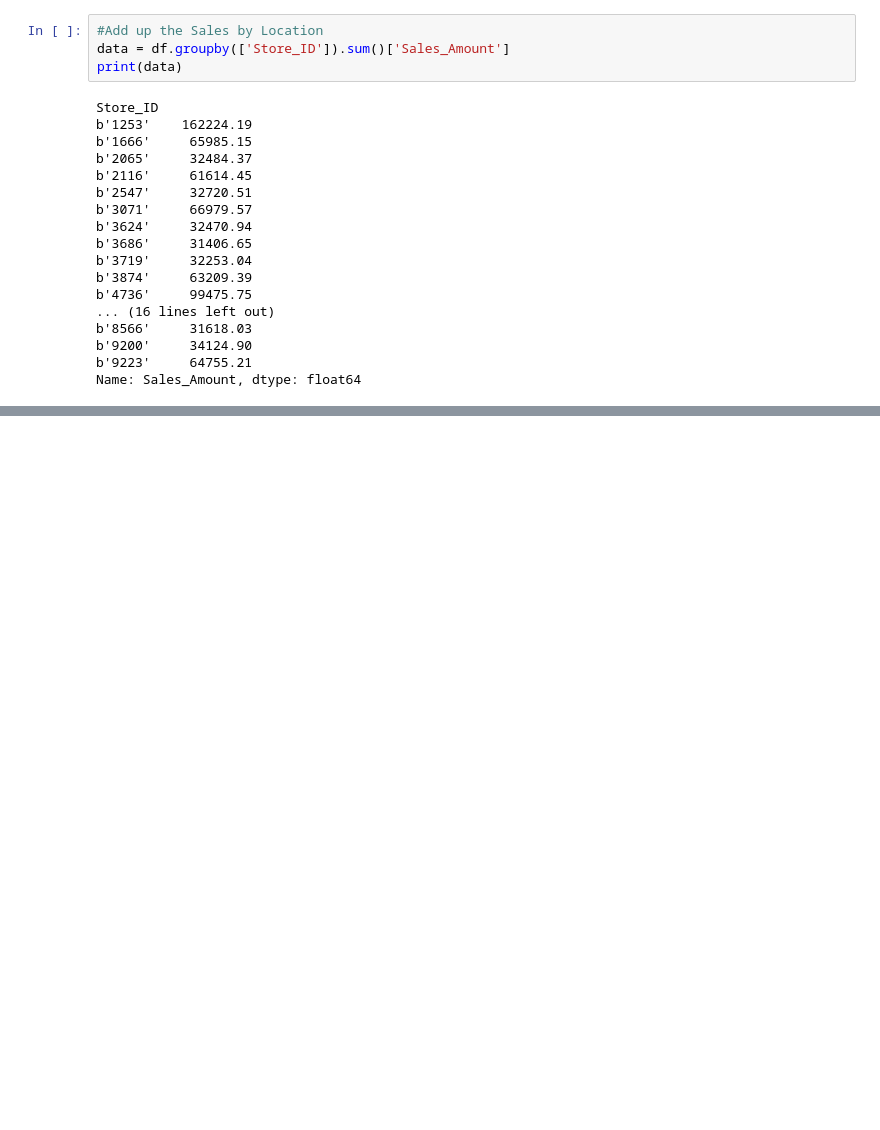
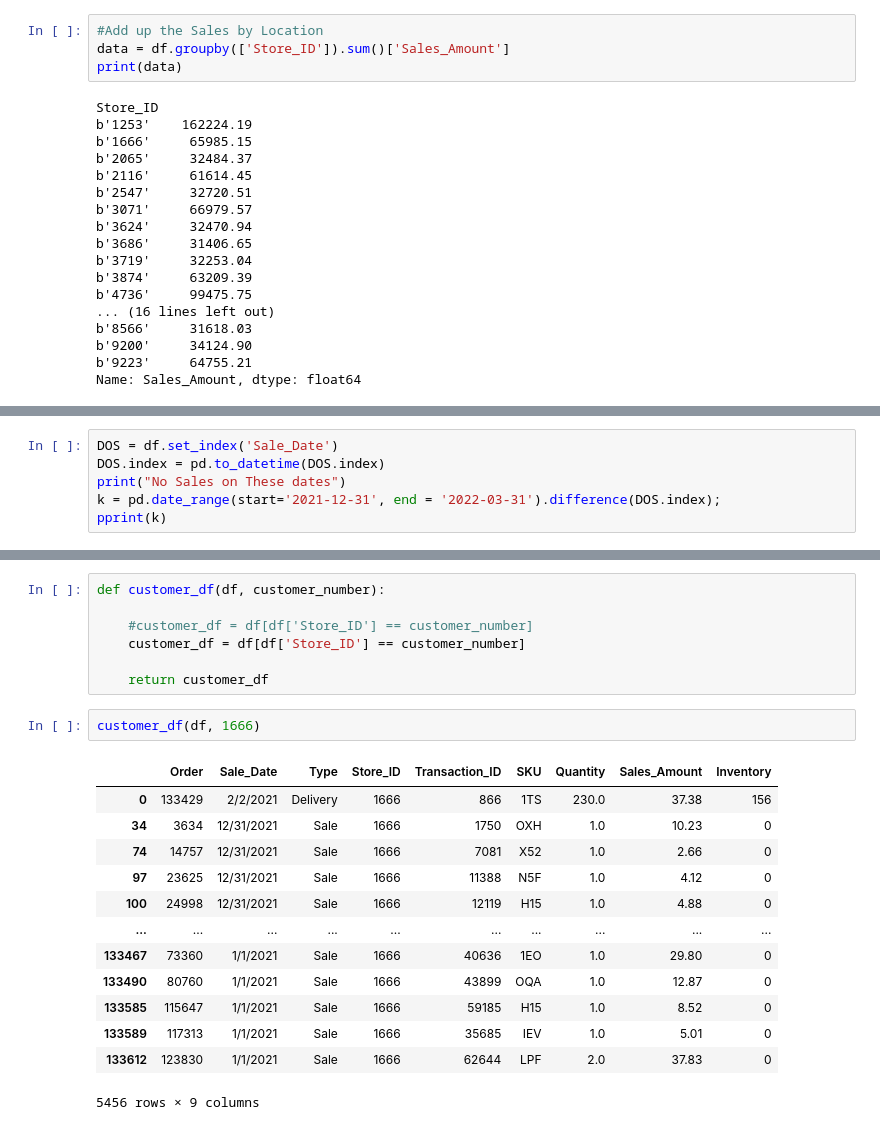
Before and after one commit to KristinNLynch/Inventory-and-Shrink, a Jupyter notebook: WIP.ipynb, the cells around one changed output, grey strips where cells are left out. Drawn from its saved outputs; the diff is of its cells as text; blank space fills up the shorter version.

```diff
--- a/WIP.ipynb
+++ b/WIP.ipynb
@@ -121,0 +132,6 @@ plt.pyplot.show()
+# %%
+DOS = df.set_index('Sale_Date')
+DOS.index = pd.to_datetime(DOS.index)
+print("No Sales on These dates")
+k = pd.date_range(start='2021-12-31', end = '2022-03-31').difference(DOS.index);
+pprint(k)
@@ -121,0 +166,23 @@ plt.pyplot.show()
+# %%
+def customer_df(df, customer_number):
+
+    #customer_df = df[df['Store_ID'] == customer_number]
+    customer_df = df[df['Store_ID'] == customer_number]
+
+    return customer_df
+# %%
+customer_df(df, 1666)
+# %% [output]
+|  | Order | Sale_Date | Type | Store_ID | Transaction_ID | SKU | Quantity | Sales_Amount | Inventory |
+| 0 | 133429 | 2/2/2021 | Delivery | 1666 | 866 | 1TS | 230.0 | 37.38 | 156 |
+| 34 | 3634 | 12/31/2021 | Sale | 1666 | 1750 | OXH | 1.0 | 10.23 | 0 |
+| 74 | 14757 | 12/31/2021 | Sale | 1666 | 7081 | X52 | 1.0 | 2.66 | 0 |
+| 97 | 23625 | 12/31/2021 | Sale | 1666 | 11388 | N5F | 1.0 | 4.12 | 0 |
+| 100 | 24998 | 12/31/2021 | Sale | 1666 | 12119 | H15 | 1.0 | 4.88 | 0 |
+| ... | ... | ... | ... | ... | ... | ... | ... | ... | ... |
+| 133467 | 73360 | 1/1/2021 | Sale | 1666 | 40636 | 1EO | 1.0 | 29.80 | 0 |
+| 133490 | 80760 | 1/1/2021 | Sale | 1666 | 43899 | OQA | 1.0 | 12.87 | 0 |
+| 133585 | 115647 | 1/1/2021 | Sale | 1666 | 59185 | H15 | 1.0 | 8.52 | 0 |
+| 133589 | 117313 | 1/1/2021 | Sale | 1666 | 35685 | IEV | 1.0 | 5.01 | 0 |
+| 133612 | 123830 | 1/1/2021 | Sale | 1666 | 62644 | LPF | 2.0 | 37.83 | 0 |
+5456 rows × 9 columns
```
Also changed, not shown: parts of 10 cells of this notebook.
